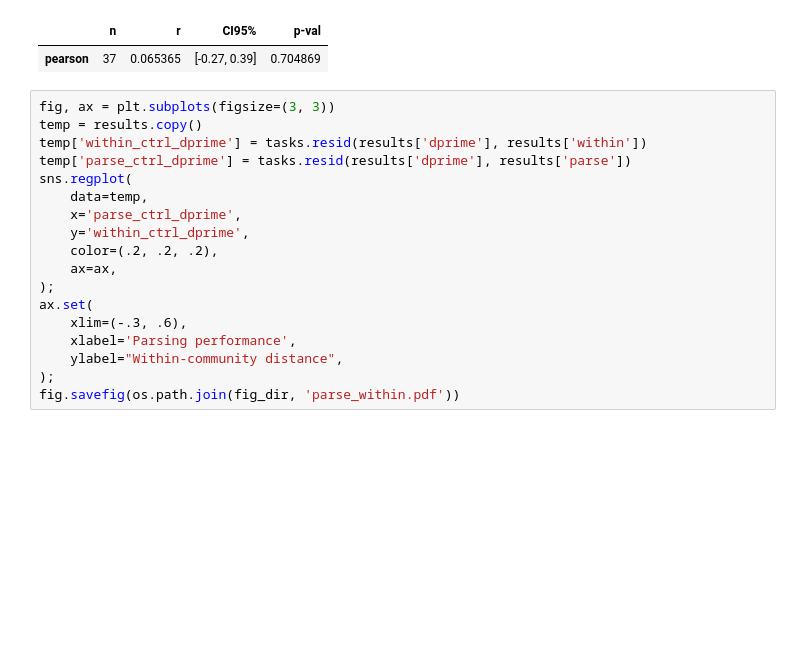
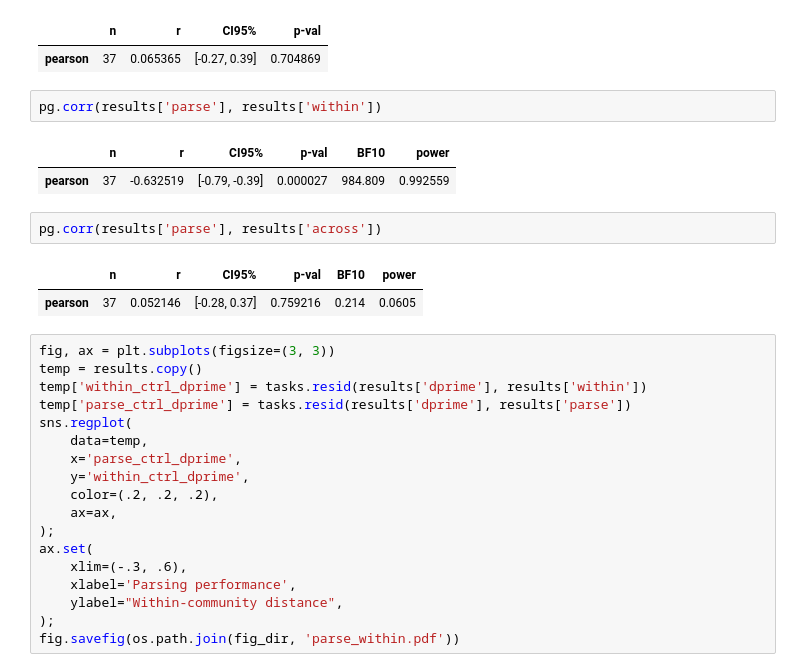
Before and after one commit to prestonlab/tesser, a Jupyter notebook: jupyter/plot_beh_regress.ipynb, the cells around one changed output. Drawn from its saved outputs; the diff is of its cells as text; blank space fills up the shorter version.

```diff
--- a/jupyter/plot_beh_regress.ipynb
+++ b/jupyter/plot_beh_regress.ipynb
@@ -78,6 +78,16 @@ pg.partial_corr(data=results, x='parse', y='across', covar='dprime')
 # %% [output]
 |  | n | r | CI95% | p-val |
 | pearson | 37 | 0.065365 | [-0.27, 0.39] | 0.704869 |
+# %%
+pg.corr(results['parse'], results['within'])
+# %% [output]
+|  | n | r | CI95% | p-val | BF10 | power |
+| pearson | 37 | -0.632519 | [-0.79, -0.39] | 0.000027 | 984.809 | 0.992559 |
+# %%
+pg.corr(results['parse'], results['across'])
+# %% [output]
+|  | n | r | CI95% | p-val | BF10 | power |
+| pearson | 37 | 0.052146 | [-0.28, 0.37] | 0.759216 | 0.214 | 0.0605 |
 # %%
 fig, ax = plt.subplots(figsize=(3, 3))
 temp = results.copy()
```
Also changed, not shown: parts of 4 cells of this notebook.
